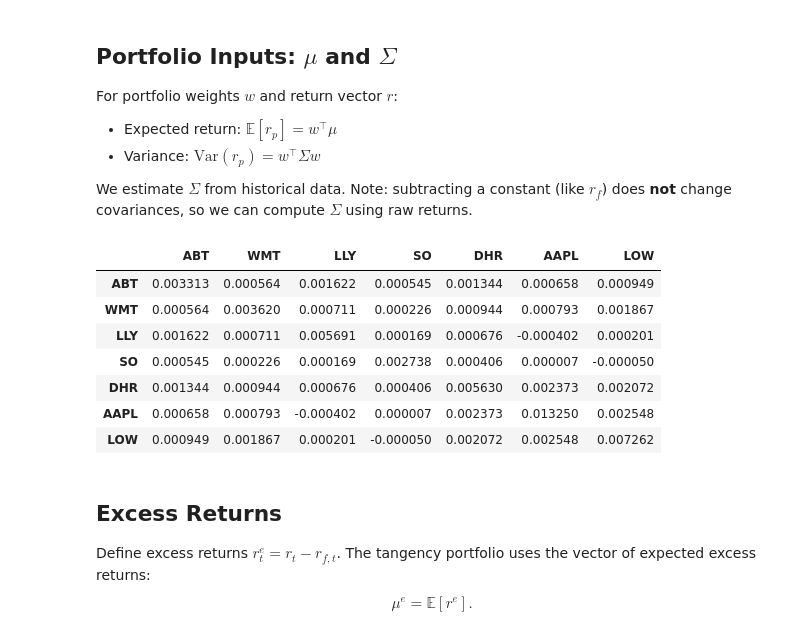
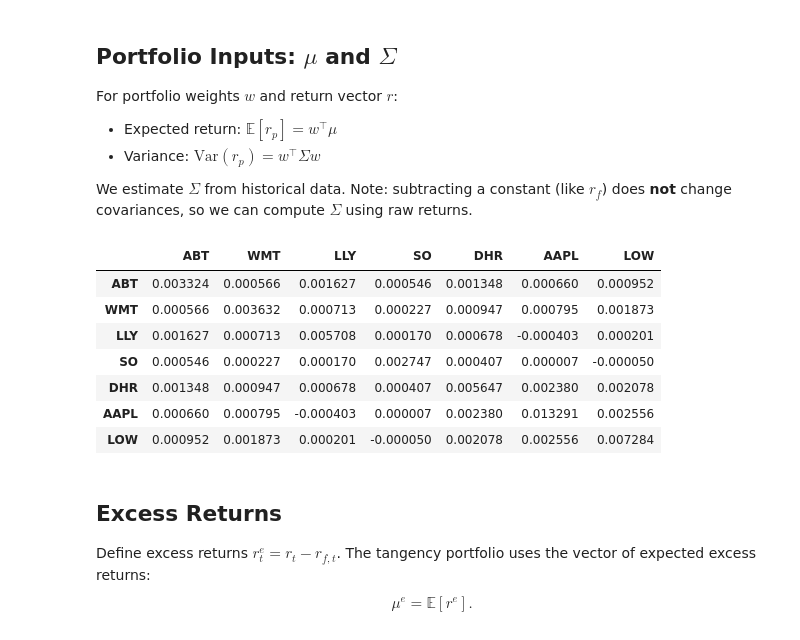
Before and after one commit to Finance-Notes/FIN361_S1_2026, a Jupyter notebook: Lecture2/lecture2.ipynb, the cells around one changed output. Drawn from its saved outputs; the diff is of its cells as text; code cells hidden in the pictures.

```diff
--- a/Lecture2/lecture2.ipynb
+++ b/Lecture2/lecture2.ipynb
@@ -227,23 +227,23 @@ We estimate $\Sigma$ from historical data. Note: subtracting a constant (like $r
 # %%
 # Population-style covariance estimate from the lecture notes: Sigma_hat = (1/T) R^T R
 R = stocks.subtract(stocks.mean())
 T = len(stocks)
 Sigma_pop = (R.T @ R) / T
 
 # Unbiased sample estimate divides by (T-1) instead.
 Sigma_samp = (R.T @ R) / (T - 1)
 
-Sigma = Sigma_pop  # keep the lecture convention
+Sigma = Sigma_samp  # use the unbiased sample estimate
 Sigma
 # %% [output]
 |  | ABT | WMT | LLY | SO | DHR | AAPL | LOW |
-| ABT | 0.003313 | 0.000564 | 0.001622 | 0.000545 | 0.001344 | 0.000658 | 0.000949 |
-| WMT | 0.000564 | 0.003620 | 0.000711 | 0.000226 | 0.000944 | 0.000793 | 0.001867 |
-| LLY | 0.001622 | 0.000711 | 0.005691 | 0.000169 | 0.000676 | -0.000402 | 0.000201 |
-| SO | 0.000545 | 0.000226 | 0.000169 | 0.002738 | 0.000406 | 0.000007 | -0.000050 |
-| DHR | 0.001344 | 0.000944 | 0.000676 | 0.000406 | 0.005630 | 0.002373 | 0.002072 |
-| AAPL | 0.000658 | 0.000793 | -0.000402 | 0.000007 | 0.002373 | 0.013250 | 0.002548 |
-| LOW | 0.000949 | 0.001867 | 0.000201 | -0.000050 | 0.002072 | 0.002548 | 0.007262 |
+| ABT | 0.003324 | 0.000566 | 0.001627 | 0.000546 | 0.001348 | 0.000660 | 0.000952 |
+| WMT | 0.000566 | 0.003632 | 0.000713 | 0.000227 | 0.000947 | 0.000795 | 0.001873 |
+| LLY | 0.001627 | 0.000713 | 0.005708 | 0.000170 | 0.000678 | -0.000403 | 0.000201 |
+| SO | 0.000546 | 0.000227 | 0.000170 | 0.002747 | 0.000407 | 0.000007 | -0.000050 |
+| DHR | 0.001348 | 0.000947 | 0.000678 | 0.000407 | 0.005647 | 0.002380 | 0.002078 |
+| AAPL | 0.000660 | 0.000795 | -0.000403 | 0.000007 | 0.002380 | 0.013291 | 0.002556 |
+| LOW | 0.000952 | 0.001873 | 0.000201 | -0.000050 | 0.002078 | 0.002556 | 0.007284 |
 # %% [markdown]
 ## Excess Returns
 
```
Also changed, not shown: parts of 8 cells of this notebook.
